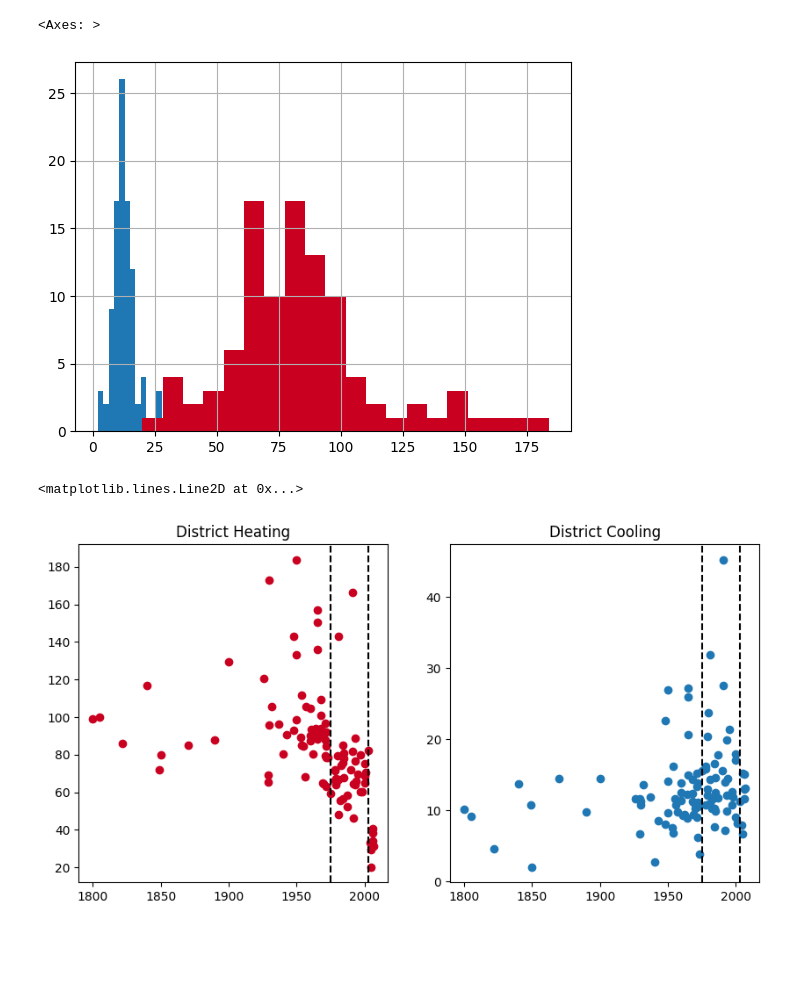
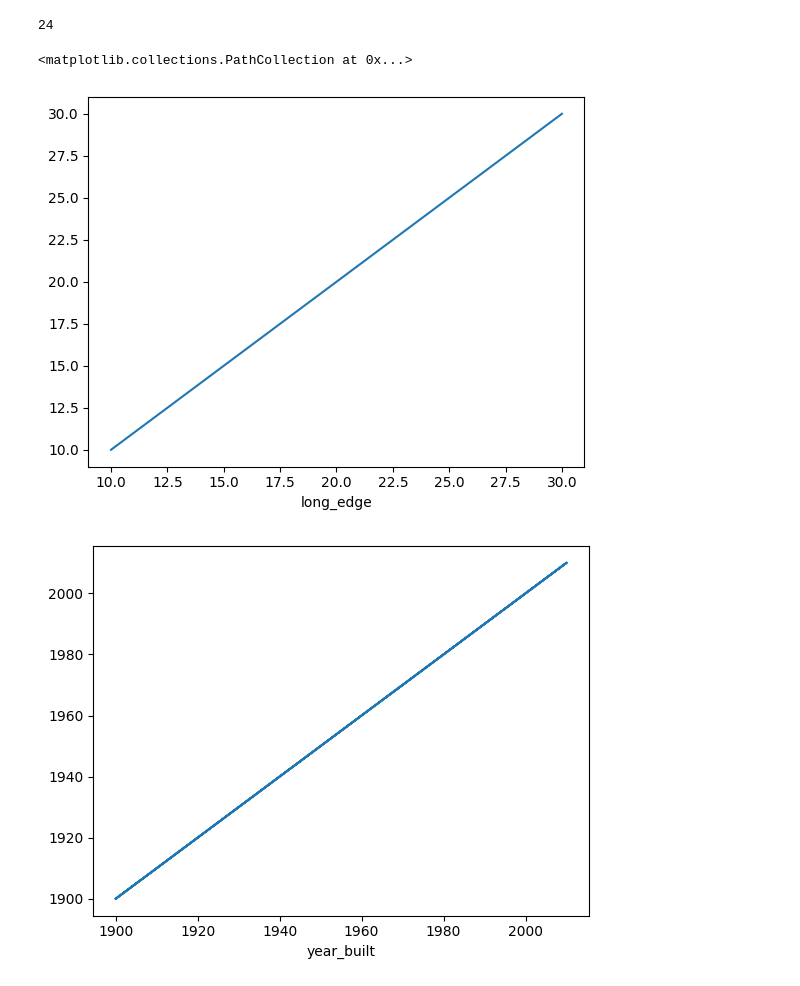
Before and after one commit to szvsw/epengine, a Jupyter notebook: notebooks/test.ipynb, the cells around one changed output. Drawn from its saved outputs; the diff is of its cells as text; code cells hidden in the pictures; blank space fills up the shorter version.

Commit message:
Feature/multi-step-scatter-gather (#2)
* create multi-step scatter gathers

* update test nb

* update nb

* reduce cyclomatic complecity of s-g workflows

```diff
--- a/notebooks/test.ipynb
+++ b/notebooks/test.ipynb
@@ -51,9 +62,10 @@ client = new_client()
 
 payload = {
     "workflow_name": "simulate_ubem_shoebox",
-    "experiment_id": "test-shoebox-recurse",
+    "experiment_id": exp_id,
     "bucket": "ml-for-bem",
     "specs": uri,
-    "recursion_map": {"factor": 5, "max_depth": 1},
+    "recursion_map": {"factor": 3, "max_depth": 2},
 }
-client.admin.run_workflow("scatter_gather_recursive", payload)
+task = client.admin.run_workflow("scatter_gather_recursive", payload)
+# task = client.admin.run_workflow("scatter_gather", payload)
@@ -62,13 +71,0 @@ client.admin.run_workflow("scatter_gather_recursive", payload)
-# %%
-import boto3
-import pandas as pd
-
-s3 = boto3.client("s3")
-
-s3.download_file(
-    Bucket="ml-for-bem",
-    Filename="s.pq",
-    Key="tiles/massachusetts/2024_09_30/sim_specs.pq",
-)
-
-df = pd.read_parquet("s.pq")
@@ -77,35 +72,25 @@ df = pd.read_parquet("s.pq")
-# %%
-import boto3
-import pandas as pd
-
-client = boto3.client("s3")
-bucket = "ml-for-bem"
-key = "hatchet/massachusetts/2024_09_30/residential2/results/2245f99c-d69e-400a-bda5-12359f54ec30.h5"
-client.download_file(bucket, key, "cache/results.h5")
-df = pd.read_hdf("cache/results.h5")
-df.round()["District Cooling"].hist(bins=20)
-df.round()["District Heating"].hist(bins=20, color="#ca0020")
-# %% [output]
-<Axes: >
-[figure, removed]
-# %%
-import matplotlib.pyplot as plt
-
-(
-    fig,
-    ax,
-) = plt.subplots(nrows=1, ncols=2, figsize=(10, 5))
-heating = df["District Heating"]
-cooling = df["District Cooling"]
-yr_built = df.index.get_level_values("year_built")
-ax[0].scatter(yr_built, heating, label="District Heating", color="#ca0020")
-ax[0].set_title("District Heating")
-ax[1].scatter(yr_built, cooling, label="District Cooling")
-ax[1].set_title("District Cooling")
-ax[1].axvline(1975, color="black", linestyle="--")
-ax[0].axvline(1975, color="black", linestyle="--")
-ax[1].axvline(2003, color="black", linestyle="--")
-ax[0].axvline(2003, color="black", linestyle="--")
-# %% [output]
-<matplotlib.lines.Line2D at 0x...>
-[figure, removed]
+# %%
+import matplotlib.pyplot as plt
+
+res = await task.result()
+uri: str = res["collect_children"]["uri"]
+key = uri.split(f"s3://{bucket}/")[-1]
+# key = "hatchet/test-w-multi-step-2/results/819c967e-6306-44d0-9694-cdfd55c17ea6.h5"
+s3.download_file("ml-for-bem", key, "shoebox_results.h5")
+df = pd.read_hdf("shoebox_results.h5")
+print(len(df))
+fig, ax = plt.subplots()
+df.sort_index(level="sort_index").index.get_level_values("long_edge").to_series().plot()
+fig, ax = plt.subplots()
+df.sort_index(level="sort_index").index.get_level_values(
+    "year_built"
+).to_series().plot()
+long_edges = df.sort_index(level="sort_index").index.get_level_values("long_edge")
+years_built = df.sort_index(level="sort_index").index.get_level_values("year_built")
+fig, ax = plt.subplots()
+plt.scatter(long_edges, years_built)
+# %% [output]
+24
+<matplotlib.collections.PathCollection at 0x...>
+[figure, added]
+[figure, added]
```
Also changed, not shown: parts of 4 cells of this notebook, 1 other file.
